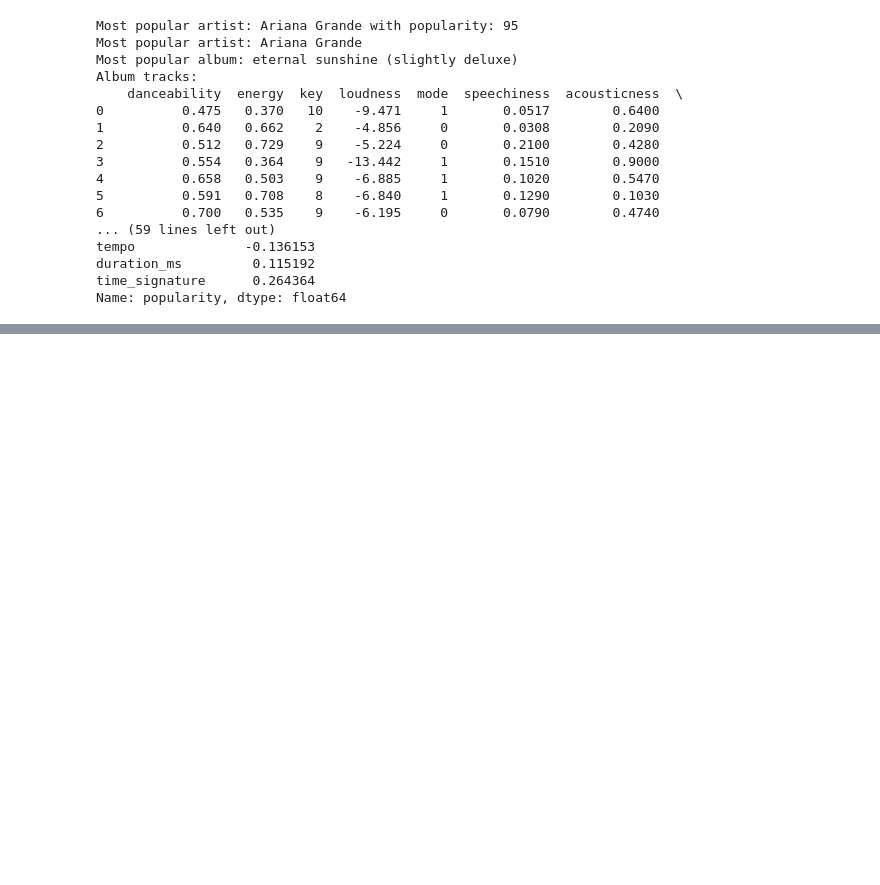
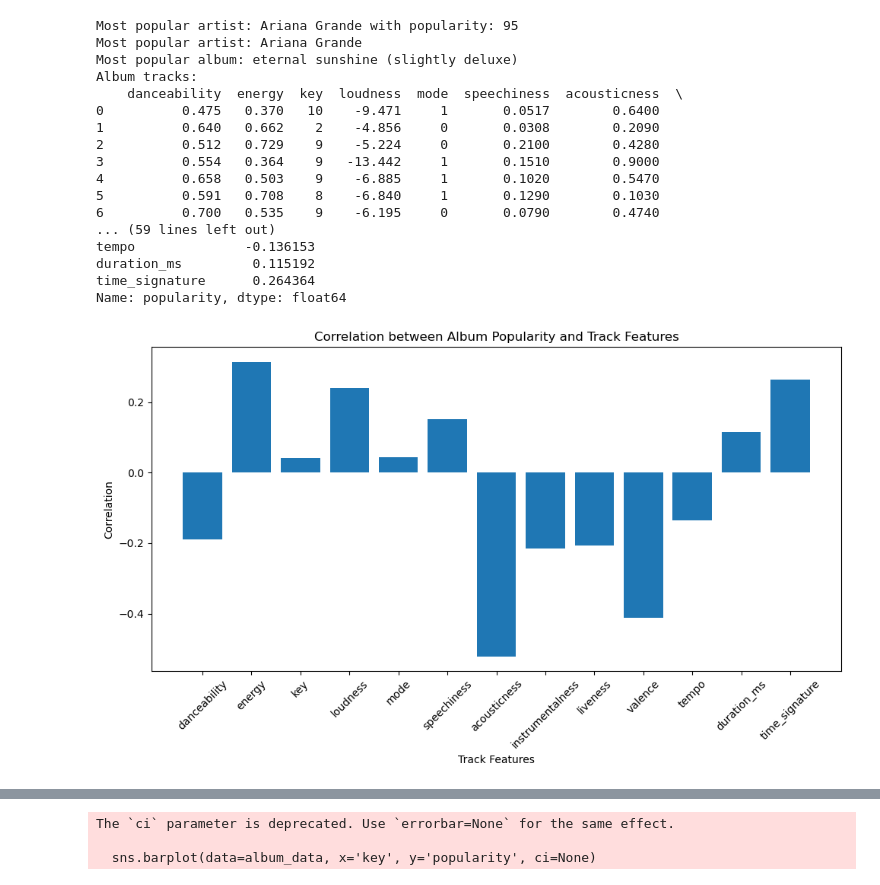
Before and after one commit to tashado/Team5-Project1, a Jupyter notebook: SpotifyAlbumTrackFeatures.ipynb, the cells around one changed output, grey strips where cells are left out. Cells and saved outputs as stored; diff of their text form; code cells hidden in the pictures; blank space fills up the shorter version.

Commit message:
Added visualizations

```diff
--- a/SpotifyAlbumTrackFeatures.ipynb
+++ b/SpotifyAlbumTrackFeatures.ipynb
@@ -173,30 +173,66 @@ track_popularity_df = pd.DataFrame({'popularity': track_popularity_list})
 # Concatenate track features and popularity DataFrames
 album_data = pd.concat([track_features_df, track_popularity_df], axis=1)
 
 # Drop non-numeric columns
 album_data_numeric = album_data.select_dtypes(include='number')
 print(album_data_numeric)
 # Calculate correlations between album popularity and track features
 correlations = album_data_numeric.corr()['popularity'].drop('popularity')
 
 # Print correlations
 print("Correlation between album popularity and track features:")
 print(correlations)
+
+
+# Visualize the correlations
+plt.figure(figsize=(10, 6))
+plt.bar(correlations.index, correlations.values)
+plt.title("Correlation between Album Popularity and Track Features")
+plt.xlabel("Track Features")
+plt.ylabel("Correlation")
+plt.xticks(rotation=45)
+plt.tight_layout()
+plt.show()
+
+# Scatter plot of popularity vs. danceability
+plt.figure(figsize=(10, 6))
+sns.scatterplot(data=album_data, x='popularity', y='danceability')
+plt.title("Popularity vs. Danceability")
+plt.xlabel("Popularity")
+plt.ylabel("Danceability")
+plt.show()
+
+# Bar chart of popularity by key
+plt.figure(figsize=(10, 6))
+sns.barplot(data=album_data, x='key', y='popularity', ci=None)
+plt.title("Popularity by Key")
+plt.xlabel("Key")
+plt.ylabel("Popularity")
+plt.show()
+
+# Box plot of popularity by mode
+plt.figure(figsize=(10, 6))
+sns.boxplot(data=album_data, x='mode', y='popularity')
+plt.title("Popularity by Mode")
+plt.xlabel("Mode")
+plt.ylabel("Popularity")
+plt.show()
 # %% [output]
 Most popular artist: Ariana Grande with popularity: 95
 Most popular artist: Ariana Grande
 Most popular album: eternal sunshine (slightly deluxe)
 Album tracks:
     danceability  energy  key  loudness  mode  speechiness  acousticness  \
 0          0.475   0.370   10    -9.471     1       0.0517        0.6400
 1          0.640   0.662    2    -4.856     0       0.0308        0.2090
 2          0.512   0.729    9    -5.224     0       0.2100        0.4280
 3          0.554   0.364    9   -13.442     1       0.1510        0.9000
 4          0.658   0.503    9    -6.885     1       0.1020        0.5470
 5          0.591   0.708    8    -6.840     1       0.1290        0.1030
 6          0.700   0.535    9    -6.195     0       0.0790        0.4740
 ... (59 lines left out)
 tempo              -0.136153
 duration_ms         0.115192
 time_signature      0.264364
 Name: popularity, dtype: float64
+[figure, added]
@@ -202,0 +240,3 @@ Name: popularity, dtype: float64
+The `ci` parameter is deprecated. Use `errorbar=None` for the same effect.
+
+  sns.barplot(data=album_data, x='key', y='popularity', ci=None)
```
Also changed, not shown: parts of 1 cell of this notebook.
